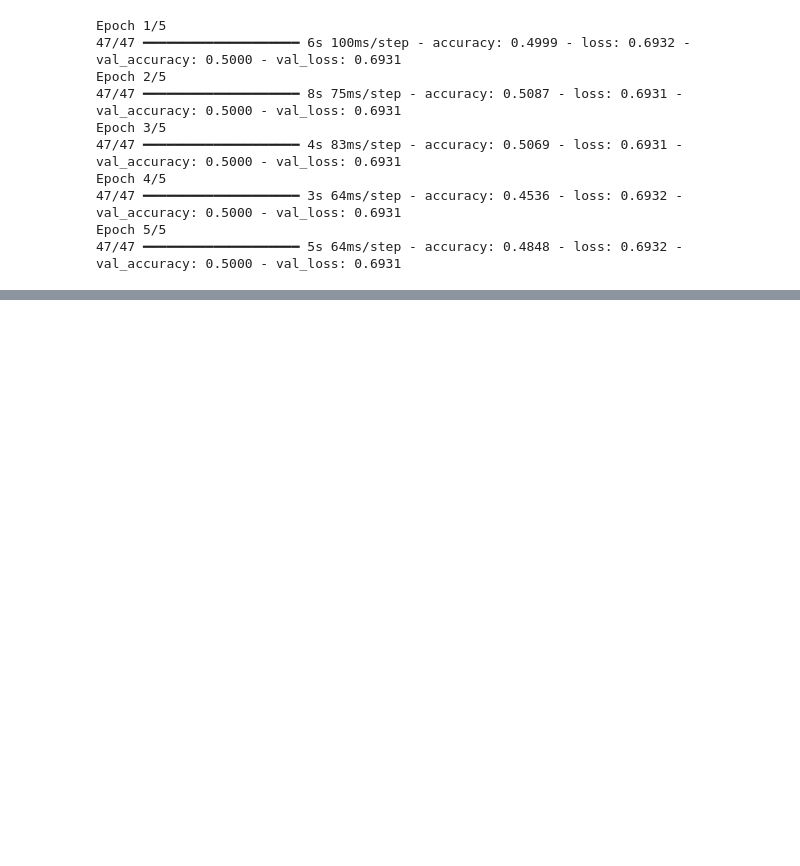
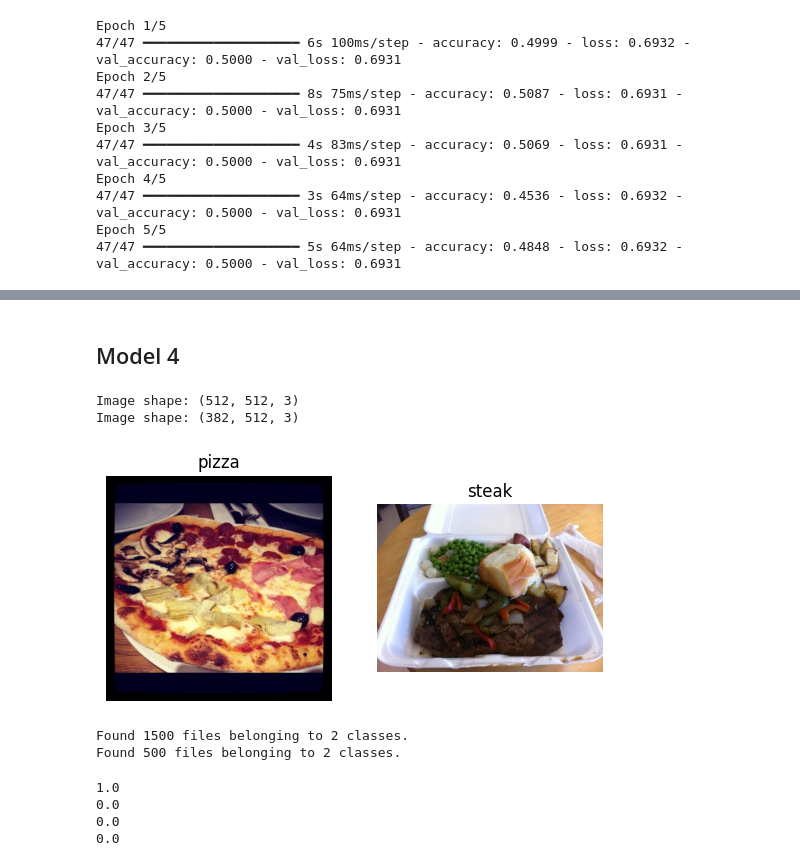
Before and after one commit to BUFONJOKER/tensorflow-zero-to-mastery, a Jupyter notebook: 03_cnn_computer_vision.ipynb, the cells around one changed output, grey strips where cells are left out. Drawn from its saved outputs; the diff is of its cells as text; code cells hidden in the pictures; blank space fills up the shorter version.

Commit message:
till "2. Preprocess the data (prepare it for a model)" completed

```diff
--- a/03_cnn_computer_vision.ipynb
+++ b/03_cnn_computer_vision.ipynb
@@ -300,0 +353,12 @@ Epoch 5/5
+# %% [markdown]
+## Model 4
+# %%
+plt.figure()
+plt.subplot(1,2,1)
+pizza = view_random_image(target_dir="pizza_steak/train/",target_class='pizza')
+plt.subplot(1,2,2)
+steak = view_random_image(target_dir="pizza_steak/train/",target_class='steak')
+# %% [output]
+Image shape: (512, 512, 3)
+Image shape: (382, 512, 3)
+[figure, added]
@@ -300,0 +368,13 @@ Epoch 5/5
+# %%
+train_data = image_dataset_from_directory(
+    train_dir, label_mode='binary', batch_size=32, image_size=(224,224),
+    seed=42
+)
+
+test_data = image_dataset_from_directory(
+    test_dir, label_mode='binary', batch_size=32, image_size=(224,224),
+    seed=42
+)
+# %% [output]
+Found 1500 files belonging to 2 classes.
+Found 500 files belonging to 2 classes.
@@ -300,0 +385,11 @@ Epoch 5/5
+# %%
+for image, label in train_data.take(1):
+    print(np.max(image[0]))
+    print(np.min(image[0]))
+    print(np.max(label[0]))
+    print(np.min(label[0]))
+# %% [output]
+1.0
+0.0
+0.0
+0.0
```
Also changed, not shown: parts of 9 cells of this notebook.
